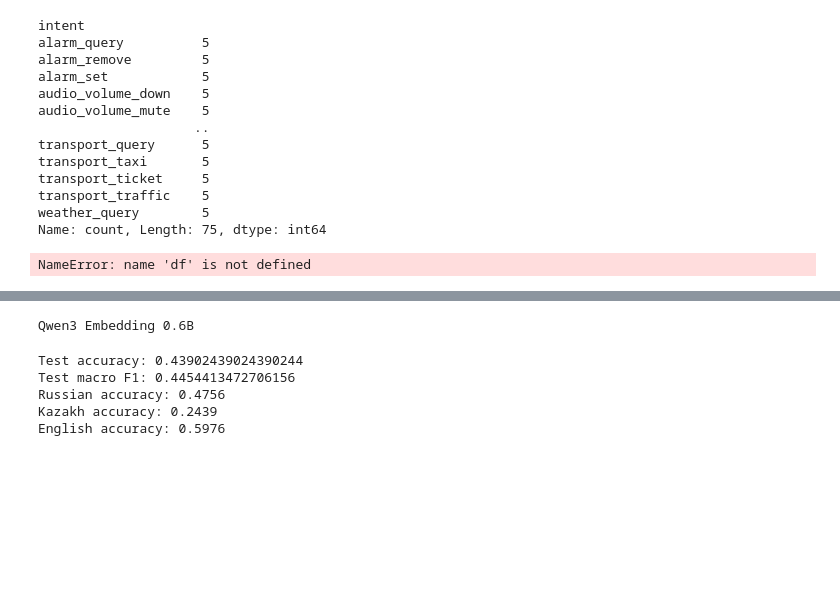
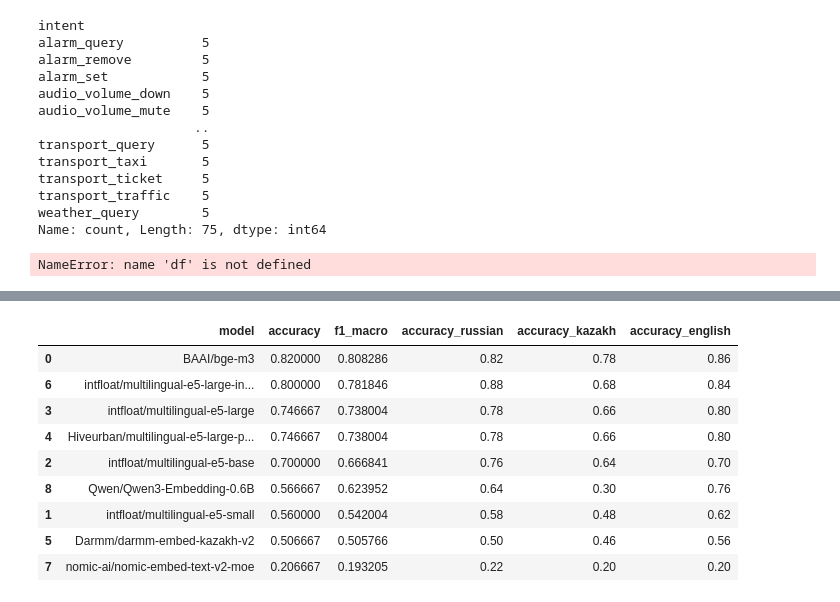
Before and after one commit to Alexloroo/Sota_classifier, a Jupyter notebook: model.ipynb, the cells around one changed output, grey strips where cells are left out. Cells and saved outputs as stored; diff of their text form; code cells hidden in the pictures; blank space fills up the shorter version.

Commit message:
update validation and test accuracy metrics

```diff
--- a/model.ipynb
+++ b/model.ipynb
@@ -208,7 +199,7 @@ def test_model(model, action_vectors_for_model):
 # %%
 def test_pipe(model):
     action_vectors_for_model = prepare_model(model)
-    test_model(model, action_vectors_for_model)
+    return test_model(model, action_vectors_for_model)
 # %%
 import pandas as pd
 
@@ -247,7 +238,16 @@ def test_pipe_small(model, threshold=0.60):
 # %%
 from sentence_transformers import SentenceTransformer
 # %%
+import numpy as np
 
-print("BAAI/bge-m3")
-model = SentenceTransformer("BAAI/bge-m3")
-test_pipe(model=model)
+model_names = [
+    "BAAI/bge-m3",
+    "intfloat/multilingual-e5-small",
+    "intfloat/multilingual-e5-base",
+    "intfloat/multilingual-e5-large",
+    "Hiveurban/multilingual-e5-large-pooled",
+    "Darmm/darmm-embed-kazakh-v2",
+    "intfloat/multilingual-e5-large-instruct",
+    "nomic-ai/nomic-embed-text-v2-moe",
+    "Qwen/Qwen3-Embedding-0.6B",
+]
@@ -269,5 +254,12 @@ English accuracy: 1.0000
 # %%
-model_multilinguale5s = SentenceTransformer("intfloat/multilingual-e5-small")
-print("Multilingual E5 small 0.1B; dimension 384; 12 layers")
-test_pipe(model=model_multilinguale5s)
+results = []
+
+for model_name in model_names:
+    print(model_name)
+    model = SentenceTransformer(model_name)
+    metrics = test_pipe(model=model)
+    results.append({"model": model_name, **metrics})
+
+results_df = pd.DataFrame(results)
+results_df
 # %% [output]
@@ -364,11 +333,15 @@ English accuracy: 0.1951
-# %%
-model_qwen = SentenceTransformer("Qwen/Qwen3-Embedding-0.6B")
-print("Qwen3 Embedding 0.6B")
-test_pipe(model=model_qwen)
-# %% [output]
-Qwen3 Embedding 0.6B
-Test accuracy: 0.43902439024390244
-Test macro F1: 0.4454413472706156
-Russian accuracy: 0.4756
-Kazakh accuracy: 0.2439
-English accuracy: 0.5976
+# %%
+results_df.sort_values(by="f1_macro", ascending=False, inplace=True)
+# %%
+results_df
+# %% [output]
+|  | model | accuracy | f1_macro | accuracy_russian | accuracy_kazakh | accuracy_english |
+| 0 | BAAI/bge-m3 | 0.820000 | 0.808286 | 0.82 | 0.78 | 0.86 |
+| 6 | intfloat/multilingual-e5-large-in... | 0.800000 | 0.781846 | 0.88 | 0.68 | 0.84 |
+| 3 | intfloat/multilingual-e5-large | 0.746667 | 0.738004 | 0.78 | 0.66 | 0.80 |
+| 4 | Hiveurban/multilingual-e5-large-p... | 0.746667 | 0.738004 | 0.78 | 0.66 | 0.80 |
+| 2 | intfloat/multilingual-e5-base | 0.700000 | 0.666841 | 0.76 | 0.64 | 0.70 |
+| 8 | Qwen/Qwen3-Embedding-0.6B | 0.566667 | 0.623952 | 0.64 | 0.30 | 0.76 |
+| 1 | intfloat/multilingual-e5-small | 0.560000 | 0.542004 | 0.58 | 0.48 | 0.62 |
+| 5 | Darmm/darmm-embed-kazakh-v2 | 0.506667 | 0.505766 | 0.50 | 0.46 | 0.56 |
+| 7 | nomic-ai/nomic-embed-text-v2-moe | 0.206667 | 0.193205 | 0.22 | 0.20 | 0.20 |
```
Also changed, not shown: parts of 21 cells of this notebook, 5 other files.
